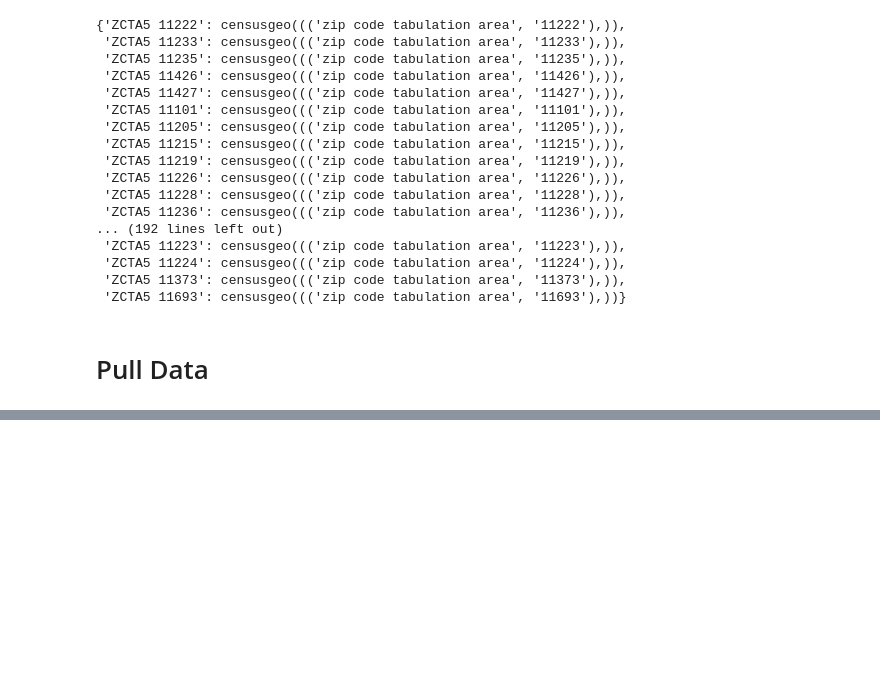
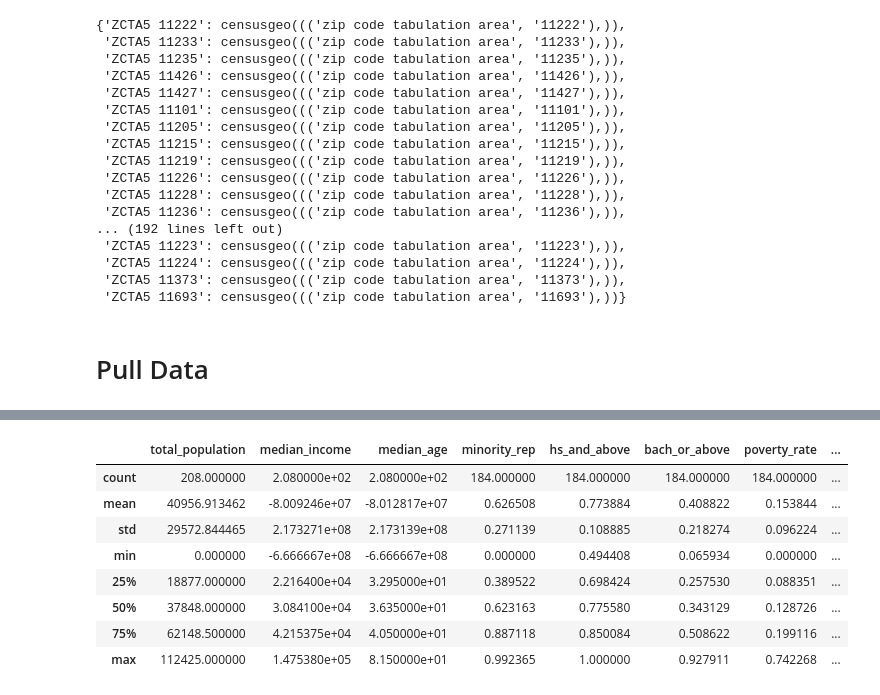
Before and after one commit to rab175/311_Project, a Jupyter notebook: Census Data.ipynb, the cells around one changed output, grey strips where cells are left out. Saved outputs shown, nothing was run; the diff lists cells and outputs as text; code cells hidden in the pictures; blank space fills up the shorter version.

```diff
--- a/Census Data.ipynb
+++ b/Census Data.ipynb
@@ -466,0 +628,9 @@ data
+# %%
+data['hs_or_above'] = (data.high_school_grad + data.ged + data.some_college_1 +
+                        data.some_college_2 + data.bach_deg + data.master_deg +
+                        data.prof_deg + data.doc_deg) / data.total_education
+
+data['bach_or_above'] = (data.bach_deg + data.master_deg +
+                        data.prof_deg + data.doc_deg) / data.total_education
+
+data.head()
@@ -466,0 +647,3 @@ data
+# %%
+data['poverty_rate'] = data.below_pov_level / data.total_poverty
+data.head(2)
@@ -466,0 +657,3 @@ data
+# %%
+data['unemployment_rate'] = data.unemployed / data.civ_labor_force
+data.head(2)
@@ -466,0 +667,6 @@ data
+# %%
+nyc_census_data = data[['zip_code','total_population','median_income',
+                        'median_age','minority_rep','hs_and_above',
+                        'bach_or_above','poverty_rate','unemployment_rate']]
+
+nyc_census_data.head(2)
@@ -466,0 +677,12 @@ data
+# %%
+nyc_census_data.describe()
+# %% [output]
+|  | total_population | median_income | median_age | minority_rep | hs_and_above | bach_or_above | poverty_rate | ... |
+| count | 208.000000 | 2.080000e+02 | 2.080000e+02 | 184.000000 | 184.000000 | 184.000000 | 184.000000 | ... |
+| mean | 40956.913462 | -8.009246e+07 | -8.012817e+07 | 0.626508 | 0.773884 | 0.408822 | 0.153844 | ... |
+| std | 29572.844465 | 2.173271e+08 | 2.173139e+08 | 0.271139 | 0.108885 | 0.218274 | 0.096224 | ... |
+| min | 0.000000 | -6.666667e+08 | -6.666667e+08 | 0.000000 | 0.494408 | 0.065934 | 0.000000 | ... |
+| 25% | 18877.000000 | 2.216400e+04 | 3.295000e+01 | 0.389522 | 0.698424 | 0.257530 | 0.088351 | ... |
+| 50% | 37848.000000 | 3.084100e+04 | 3.635000e+01 | 0.623163 | 0.775580 | 0.343129 | 0.128726 | ... |
+| 75% | 62148.500000 | 4.215375e+04 | 4.050000e+01 | 0.887118 | 0.850084 | 0.508622 | 0.199116 | ... |
+| max | 112425.000000 | 1.475380e+05 | 8.150000e+01 | 0.992365 | 1.000000 | 0.927911 | 0.742268 | ... |
```
Also changed, not shown: parts of 32 cells of this notebook.
